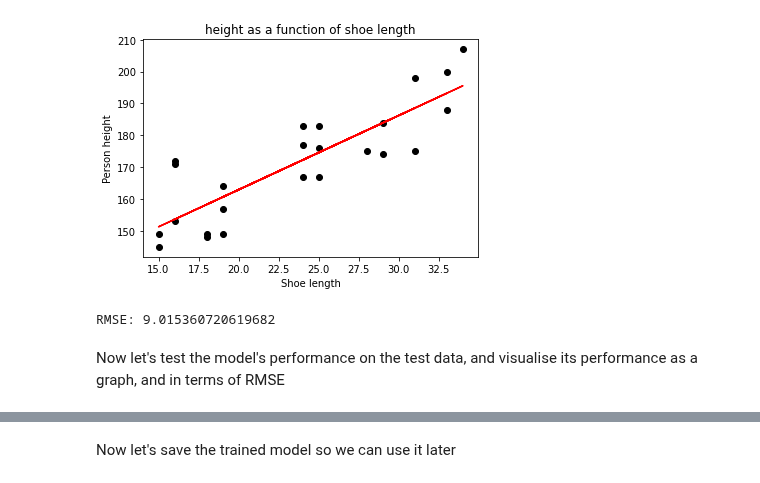
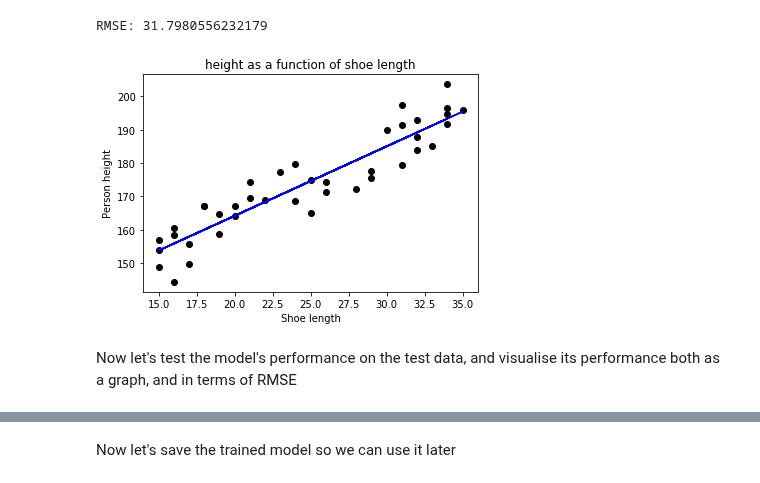
Before and after one commit to MicrosoftDocs/mslearn-introduction-to-machine-learning, a Jupyter notebook: 0a - unit 07.ipynb, the cells around one changed output, grey strips where cells are left out. Saved outputs shown, nothing was run; the diff lists cells and outputs as text; code cells hidden in the pictures.

```diff
--- a/0a - unit 07.ipynb
+++ b/0a - unit 07.ipynb
@@ -51,0 +13,9 @@ y_test = y_test.reshape(-1,1)
+# %%
+import pandas
+
+# Load a file containing people's shoe sizes
+# and height, both in cm
+data = pandas.read_csv('shoe-size-height.csv')
+
+# Print the first few rows
+print(data.head())
@@ -54,26 +107,34 @@ Let's create our model using the training data, and visualise its performance as
 # %%
-# Create linear regression model
-model = LinearRegression().fit(X_train,y_train)
+from sklearn.metrics import mean_squared_error
 
-y_train_pred = model.predict(X_train)
 
-# Show a graph of the result
-# Don't worry about how this is done for now
-%matplotlib inline
-intercept = model.intercept_
-slope = model.coef_
-line = slope * X_train + intercept
-graph.scatter(X_train, y_train,  color='black')
-graph.plot(X_train, line, '-', c = 'red')
-graph.ylabel('Person height')
-graph.xlabel("Shoe length")
-graph.title('height as a function of shoe length')
-graph.show()
+def assess_model(x, y):
+    # Calculate the predicted values for the test data
+    y_pred = model.predict(x)
 
-rms_train = mean_squared_error(y_train,y_train_pred, squared=False)
-print(f"RMSE: {rms_train}")
+    # Calculate the error between what's predicted and the actual values
+    rms = mean_squared_error(y, y_pred, squared=False)
+    print(f"RMSE: {rms}")
+
+    # Show a graph of the result
+    # Don't worry about how this is done for now
+    %matplotlib inline
+    intercept = model.intercept_
+    slope = model.coef_
+    line = slope * x + intercept
+    graph.scatter(x, y,  color='black')
+    graph.plot(x, line, '-', c = 'blue')
+    graph.ylabel('Person height')
+    graph.xlabel("Shoe length")
+    graph.title('height as a function of shoe length')
+    graph.show()
+
+
+assess_model(X_train, y_train)
 # %% [output]
+RMSE: 31.7980556232179
-[figure, old version]
+[figure, new version]
-RMSE: 9.015360720619682
 # %% [markdown]
-Now let's test the model's performance on the test data, and visualise its performance as a graph, and in terms of RMSE
+
+
+Now let's test the model's performance on the test data, and visualise its performance both as a graph, and in terms of RMSE
```
Also changed, not shown: parts of 21 cells of this notebook, 1 other file.
